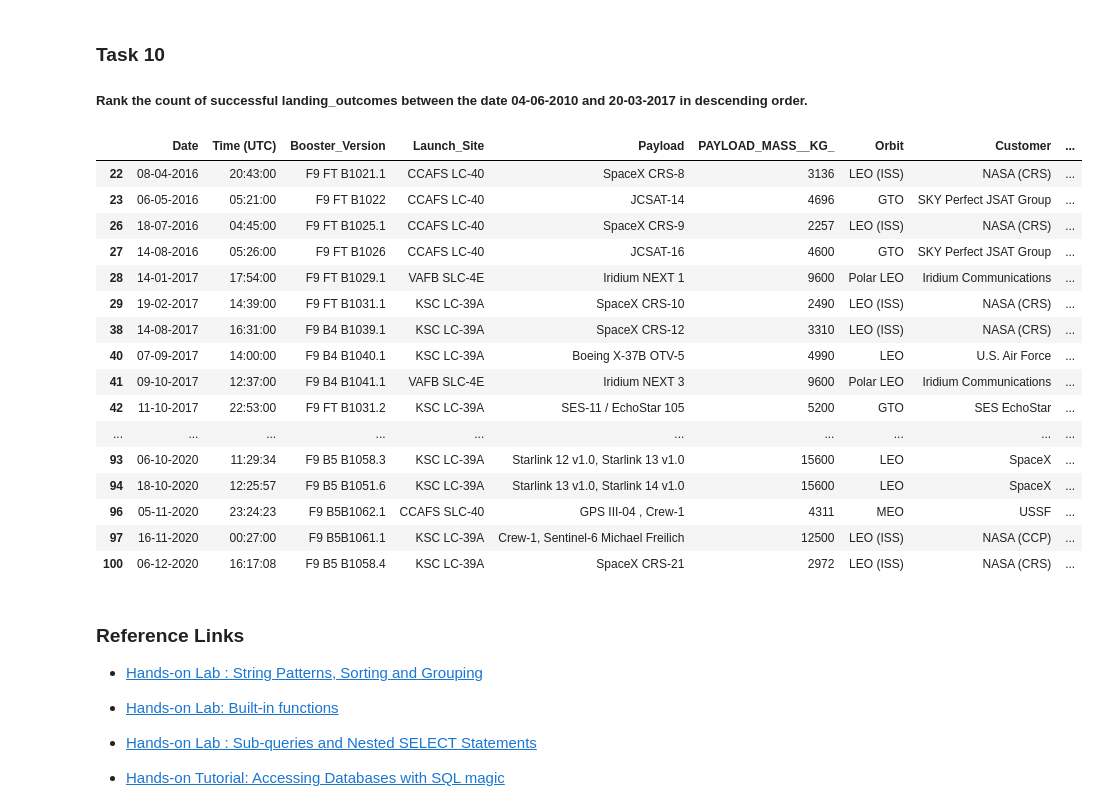
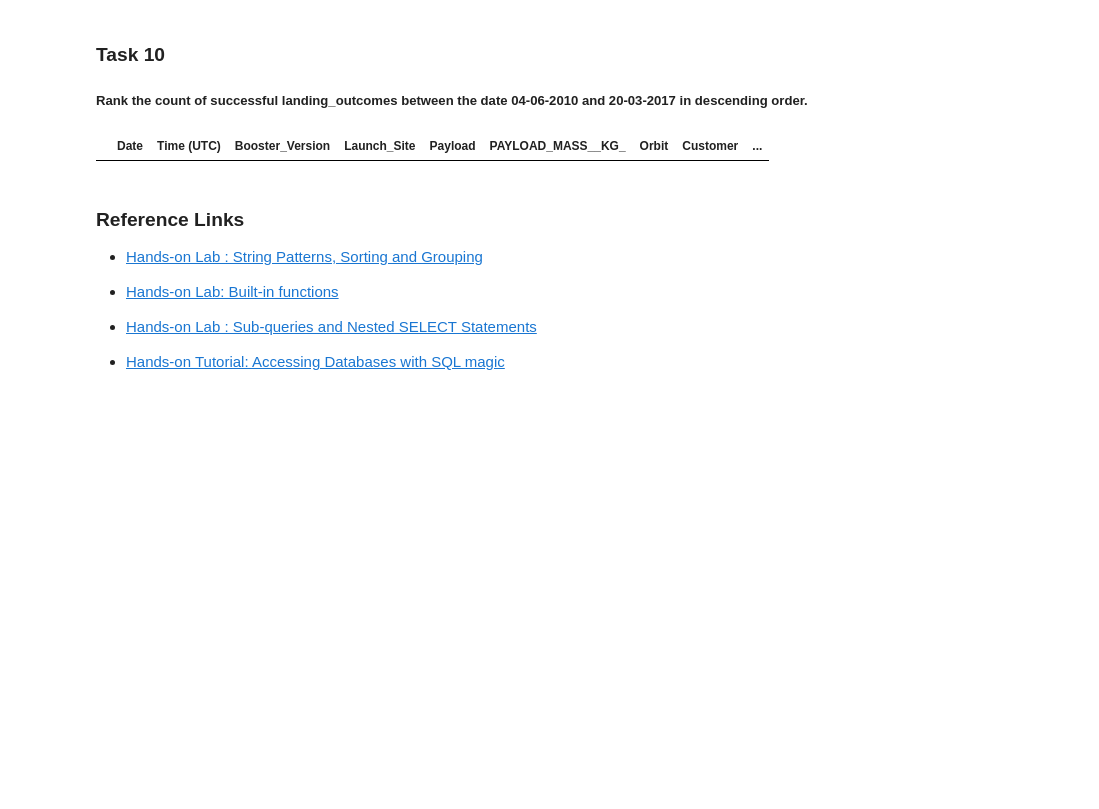
Before and after one commit to PixelJunkie33/spaceX, a Jupyter notebook: jupyter-labs-eda-sql-coursera_sqllite.ipynb, the cells around one changed output. Saved outputs shown, nothing was run; the diff lists cells and outputs as text; code cells hidden in the pictures; blank space fills up the shorter version.

```diff
--- a/jupyter-labs-eda-sql-coursera_sqllite.ipynb
+++ b/jupyter-labs-eda-sql-coursera_sqllite.ipynb
@@ -317,26 +284,10 @@ df6
 ##### Rank the  count of  successful landing_outcomes between the date 04-06-2010 and 20-03-2017 in descending order.
 # %%
 #list the count of sucessful landing outcomes between date 04-06-2010 or june 4th 2010 and 20-02-2017 or march 20th 2017
-df10 = df.loc[(df['Date'] > '04-06-2010') & (df['Date'] < '20-03-2017') & (df['Landing _Outcome'].str.startswith('Success'))]
+df10 = df.loc[(df['Date'] > '2010-06') & (df['Date'] < '2017-02') & (df['Landing _Outcome'].str.startswith('Success'))]
 df10
 # %% [output]
 |  | Date | Time (UTC) | Booster_Version | Launch_Site | Payload | PAYLOAD_MASS__KG_ | Orbit | Customer | ... |
-| 22 | 08-04-2016 | 20:43:00 | F9 FT B1021.1 | CCAFS LC-40 | SpaceX CRS-8 | 3136 | LEO (ISS) | NASA (CRS) | ... |
-| 23 | 06-05-2016 | 05:21:00 | F9 FT B1022 | CCAFS LC-40 | JCSAT-14 | 4696 | GTO | SKY Perfect JSAT Group | ... |
-| 26 | 18-07-2016 | 04:45:00 | F9 FT B1025.1 | CCAFS LC-40 | SpaceX CRS-9 | 2257 | LEO (ISS) | NASA (CRS) | ... |
-| 27 | 14-08-2016 | 05:26:00 | F9 FT B1026 | CCAFS LC-40 | JCSAT-16 | 4600 | GTO | SKY Perfect JSAT Group | ... |
-| 28 | 14-01-2017 | 17:54:00 | F9 FT B1029.1 | VAFB SLC-4E | Iridium NEXT 1 | 9600 | Polar LEO | Iridium Communications | ... |
-| 29 | 19-02-2017 | 14:39:00 | F9 FT B1031.1 | KSC LC-39A | SpaceX CRS-10 | 2490 | LEO (ISS) | NASA (CRS) | ... |
-| 38 | 14-08-2017 | 16:31:00 | F9 B4 B1039.1 | KSC LC-39A | SpaceX CRS-12 | 3310 | LEO (ISS) | NASA (CRS) | ... |
-| 40 | 07-09-2017 | 14:00:00 | F9 B4 B1040.1 | KSC LC-39A | Boeing X-37B OTV-5 | 4990 | LEO | U.S. Air Force | ... |
-| 41 | 09-10-2017 | 12:37:00 | F9 B4 B1041.1 | VAFB SLC-4E | Iridium NEXT 3 | 9600 | Polar LEO | Iridium Communications | ... |
-| 42 | 11-10-2017 | 22:53:00 | F9 FT B1031.2 | KSC LC-39A | SES-11 / EchoStar 105 | 5200 | GTO | SES EchoStar | ... |
-| ... | ... | ... | ... | ... | ... | ... | ... | ... | ... |
-| 93 | 06-10-2020 | 11:29:34 | F9 B5 B1058.3 | KSC LC-39A | Starlink 12 v1.0, Starlink 13 v1.0 | 15600 | LEO | SpaceX | ... |
-| 94 | 18-10-2020 | 12:25:57 | F9 B5 B1051.6 | KSC LC-39A | Starlink 13 v1.0, Starlink 14 v1.0 | 15600 | LEO | SpaceX | ... |
-| 96 | 05-11-2020 | 23:24:23 | F9 B5B1062.1 | CCAFS SLC-40 | GPS III-04 , Crew-1 | 4311 | MEO | USSF | ... |
-| 97 | 16-11-2020 | 00:27:00 | F9 B5B1061.1 | KSC LC-39A | Crew-1, Sentinel-6 Michael Freilich | 12500 | LEO (ISS) | NASA (CCP) | ... |
-| 100 | 06-12-2020 | 16:17:08 | F9 B5 B1058.4 | KSC LC-39A | SpaceX CRS-21 | 2972 | LEO (ISS) | NASA (CRS) | ... |
 # %% [markdown]
 ### Reference Links
 
```
Also changed, not shown: parts of 3 cells of this notebook, 6 other files.
